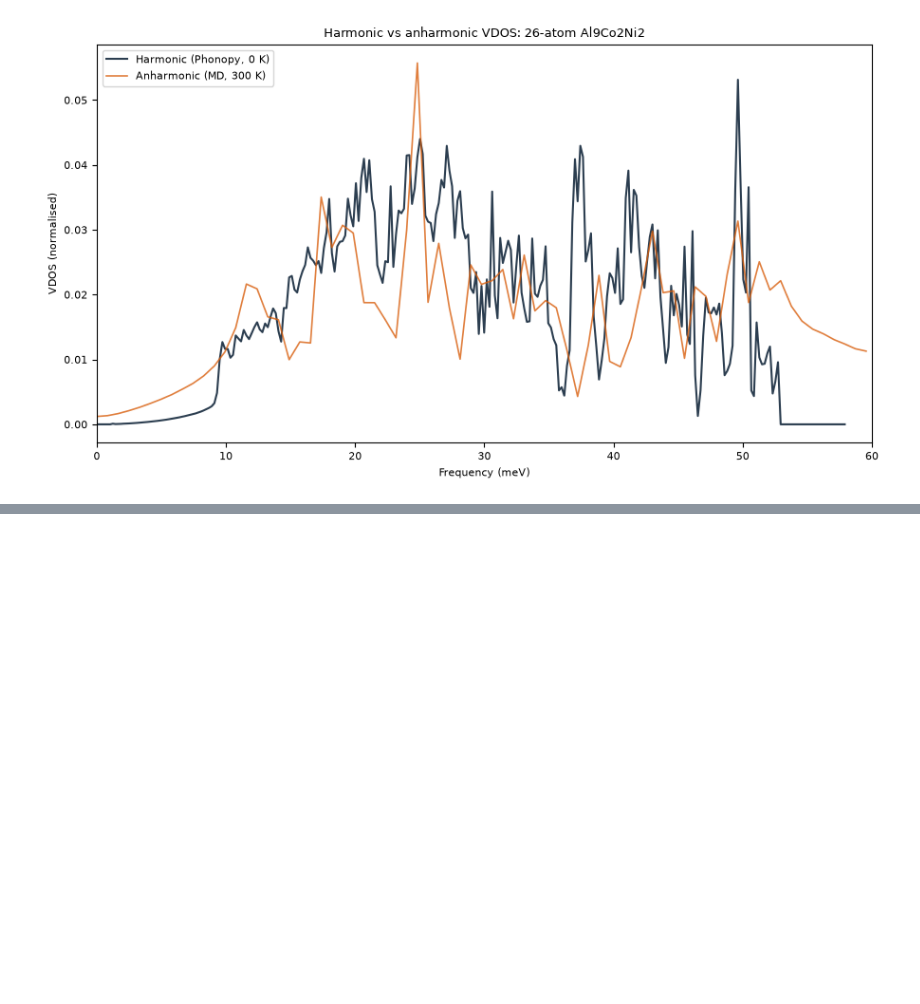
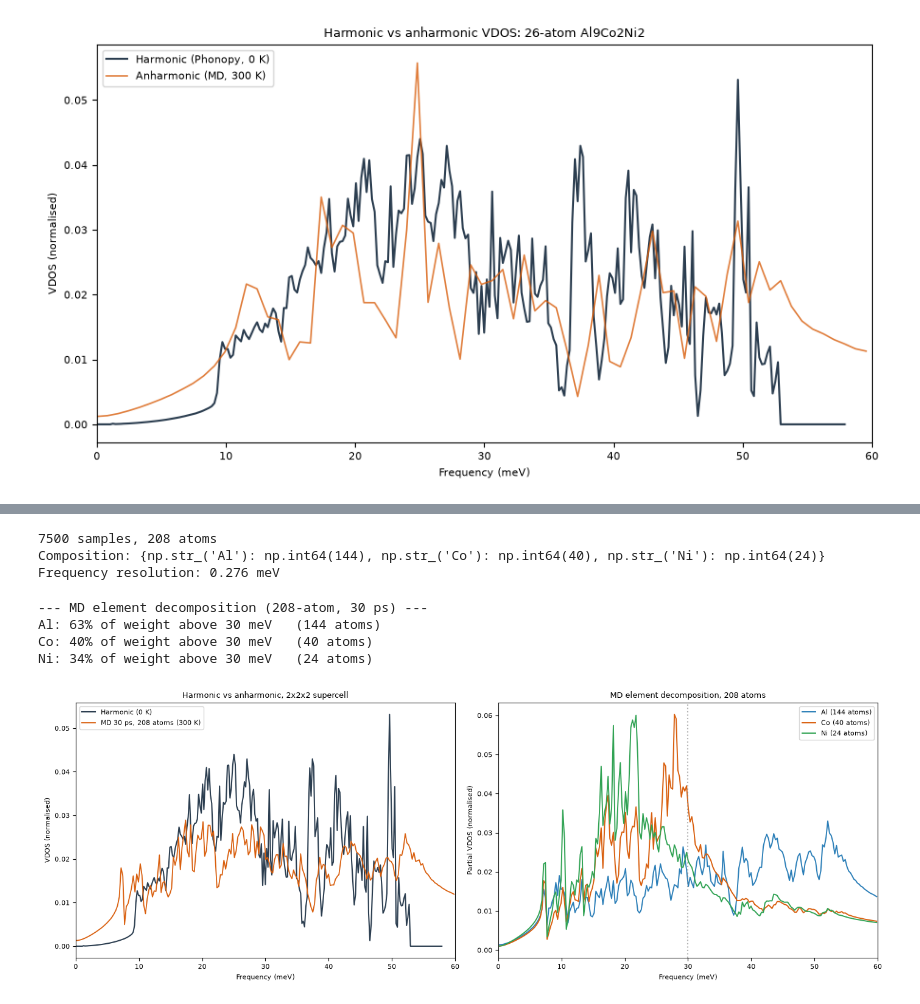
Before and after one commit to contactrameezraja/quasicrystal-mace, a Jupyter notebook: O2_MD..ipynb, the cells around one changed output, grey strips where cells are left out. Drawn from its saved outputs; the diff is of its cells as text; code cells hidden in the pictures; blank space fills up the shorter version.

```diff
--- a/O2_MD..ipynb
+++ b/O2_MD..ipynb
@@ -202,0 +470,77 @@ plt.show()
+# %%
+import numpy as np, matplotlib.pyplot as plt
+from ase.data import atomic_masses, atomic_numbers
+import phonopy
+
+velocities = np.load("o2_md_supercell_velocities.npy")
+syms = np.array(sc.get_chemical_symbols())
+masses = np.array([atomic_masses[atomic_numbers[s]] for s in syms])
+n_samples = velocities.shape[0]
+dt = 4e-15                      # sampled every 4 fs
+print(f"{n_samples} samples, {len(sc)} atoms")
+print(f"Composition: {dict(zip(*np.unique(syms, return_counts=True)))}")
+
+def vacf_to_vdos(vel, mass_sub, max_lag):
+    vacf = np.zeros(max_lag)
+    for lag in range(max_lag):
+        dots = np.sum(vel[:vel.shape[0]-lag] * vel[lag:], axis=2) * mass_sub[None, :]
+        vacf[lag] = dots.mean()
+    vacf /= vacf[0]
+    w = np.hanning(2*len(vacf))[len(vacf):]
+    spec = np.abs(np.fft.rfft(vacf * w))
+    f = np.fft.rfftfreq(len(vacf), d=dt) / 1e12 * 4.13567
+    return f, spec
+
+max_lag = n_samples // 2
+f_md, s_md = vacf_to_vdos(velocities, masses, max_lag)
+m = (f_md >= 0) & (f_md <= 60)
+f_md, s_md = f_md[m], s_md[m]
+s_md /= np.trapezoid(s_md, f_md)
+print(f"Frequency resolution: {f_md[1]-f_md[0]:.3f} meV")
+
+# harmonic for comparison
+ph = phonopy.load("o2_phonon_26atom.yaml")
+ph.run_mesh([20,20,20]); ph.run_total_dos(freq_pitch=0.05)
+hd = ph.get_total_dos_dict()
+h_f = hd["frequency_points"] * 4.13567
+h_d = hd["total_dos"]
+pos = h_f >= 0
+h_dn = h_d[pos] / np.trapezoid(h_d[pos], h_f[pos])
+
+fig, axes = plt.subplots(1, 2, figsize=(14, 5))
+
+# left: harmonic vs MD
+axes[0].plot(h_f[pos], h_dn, color="#2c3e50", lw=1.5, label="Harmonic (0 K)")
+axes[0].plot(f_md, s_md, color="#d95f0e", lw=1.3, label="MD 30 ps, 208 atoms (300 K)")
+axes[0].set_xlim(0,60); axes[0].legend()
+axes[0].set_xlabel("Frequency (meV)"); axes[0].set_ylabel("VDOS (normalised)")
+axes[0].set_title("Harmonic vs anharmonic, 2x2x2 supercell")
+
+# right: element decomposition
+colors = {"Al":"#2c7fb8","Co":"#d95f0e","Ni":"#31a354"}
+print("\n--- MD element decomposition (208-atom, 30 ps) ---")
+for el in ["Al","Co","Ni"]:
+    idx = np.where(syms==el)[0]
+    fe, se = vacf_to_vdos(velocities[:, idx, :], masses[idx], max_lag)
+    me = (fe>=0)&(fe<=60)
+    sen = se[me]/np.trapezoid(se[me], fe[me])
+    axes[1].plot(fe[me], sen, color=colors[el], lw=1.4, label=f"{el} ({len(idx)} atoms)")
+    above30 = np.trapezoid(sen[fe[me]>30], fe[me][fe[me]>30])*100
+    print(f"{el}: {above30:.0f}% of weight above 30 meV   ({len(idx)} atoms)")
+axes[1].axvline(30, color="gray", ls=":", alpha=0.6)
+axes[1].set_xlim(0,60); axes[1].legend()
+axes[1].set_xlabel("Frequency (meV)"); axes[1].set_ylabel("Partial VDOS (normalised)")
+axes[1].set_title("MD element decomposition, 208 atoms")
+
+plt.tight_layout()
+plt.savefig("o2_md_supercell_vdos.png", dpi=150, bbox_inches="tight")
+plt.show()
+# %% [output]
+7500 samples, 208 atoms
+Composition: {np.str_('Al'): np.int64(144), np.str_('Co'): np.int64(40), np.str_('Ni'): np.int64(24)}
+Frequency resolution: 0.276 meV
+--- MD element decomposition (208-atom, 30 ps) ---
+Al: 63% of weight above 30 meV   (144 atoms)
+Co: 40% of weight above 30 meV   (40 atoms)
+Ni: 34% of weight above 30 meV   (24 atoms)
+[figure, added]
```
Also changed, not shown: parts of 9 cells of this notebook, 3 other files.
